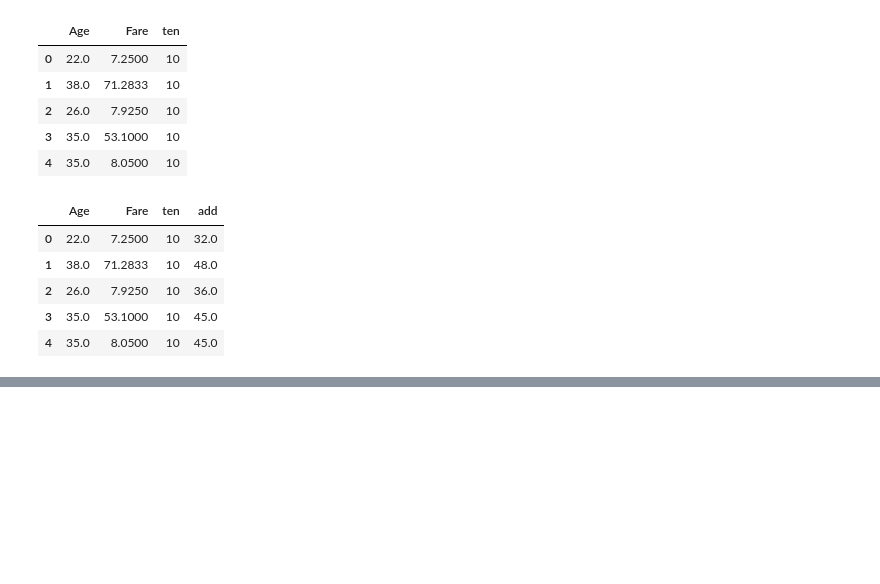
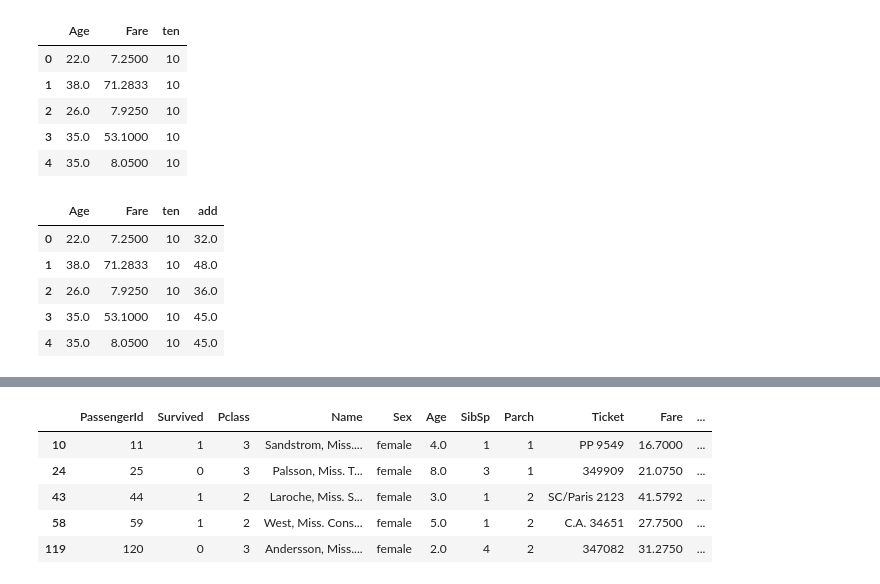
Before and after one commit to updaun/PythonBasic, a Jupyter notebook: jupyter_notebooks/Pandas/Pandas6.ipynb, the cells around one changed output, grey strips where cells are left out. Cells and saved outputs as stored; diff of their text form; code cells hidden in the pictures; blank space fills up the shorter version.

```diff
--- a/jupyter_notebooks/Pandas/Pandas6.ipynb
+++ b/jupyter_notebooks/Pandas/Pandas6.ipynb
@@ -153,0 +347,12 @@ df.head()
+# %%
+# 10세 미만의 여자 아이
+mask = (titanic_df.Age < 10) & (titanic_df.Sex == 'female')
+df_female_under10 = titanic_df.loc[mask, :]
+df_female_under10.head()
+# %% [output]
+|  | PassengerId | Survived | Pclass | Name | Sex | Age | SibSp | Parch | Ticket | Fare | ... |
+| 10 | 11 | 1 | 3 | Sandstrom, Miss.... | female | 4.0 | 1 | 1 | PP 9549 | 16.7000 | ... |
+| 24 | 25 | 0 | 3 | Palsson, Miss. T... | female | 8.0 | 3 | 1 | 349909 | 21.0750 | ... |
+| 43 | 44 | 1 | 2 | Laroche, Miss. S... | female | 3.0 | 1 | 2 | SC/Paris 2123 | 41.5792 | ... |
+| 58 | 59 | 1 | 2 | West, Miss. Cons... | female | 5.0 | 1 | 2 | C.A. 34651 | 27.7500 | ... |
+| 119 | 120 | 0 | 3 | Andersson, Miss.... | female | 2.0 | 4 | 2 | 347082 | 31.2750 | ... |
```
Also changed, not shown: parts of 52 cells of this notebook, 3 other files.
